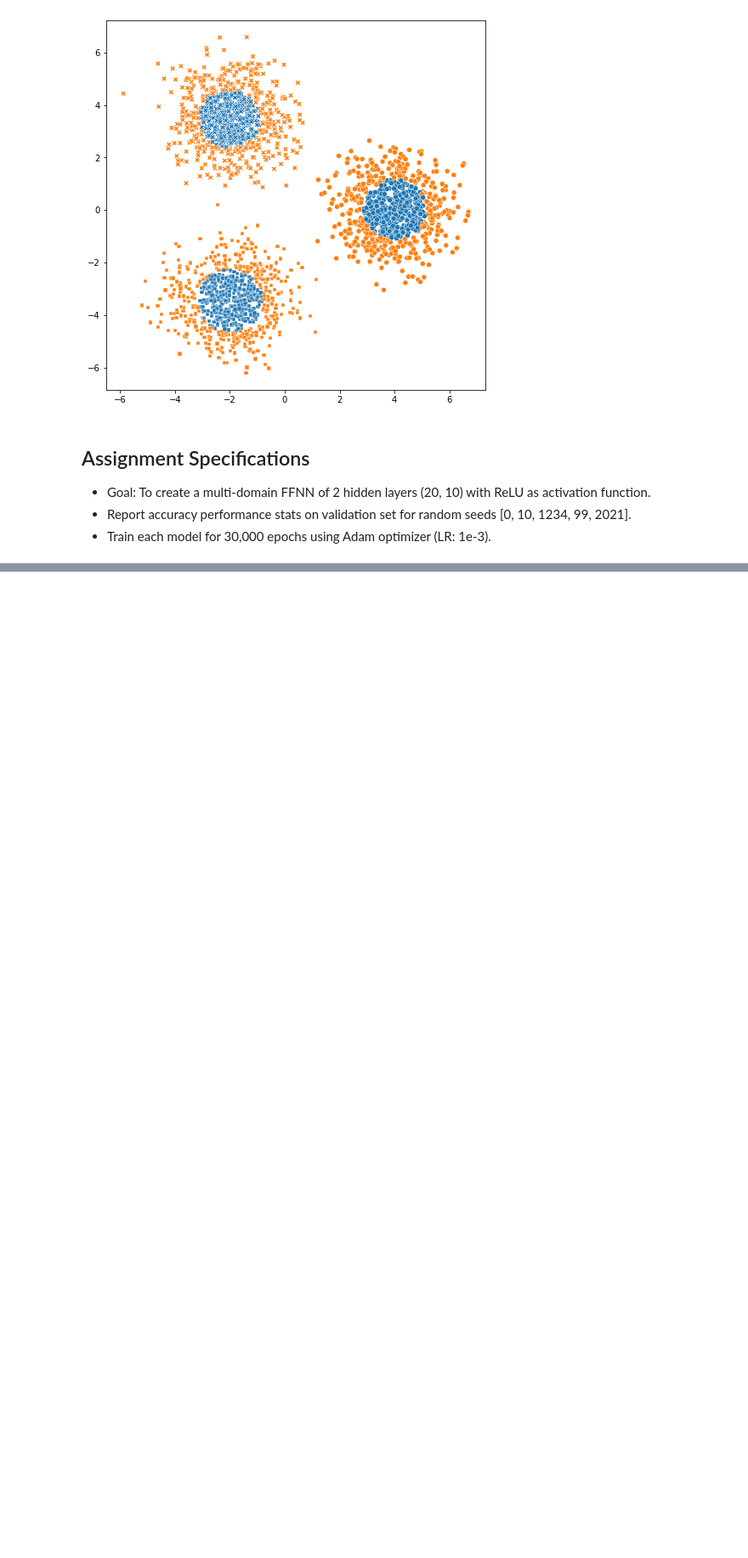
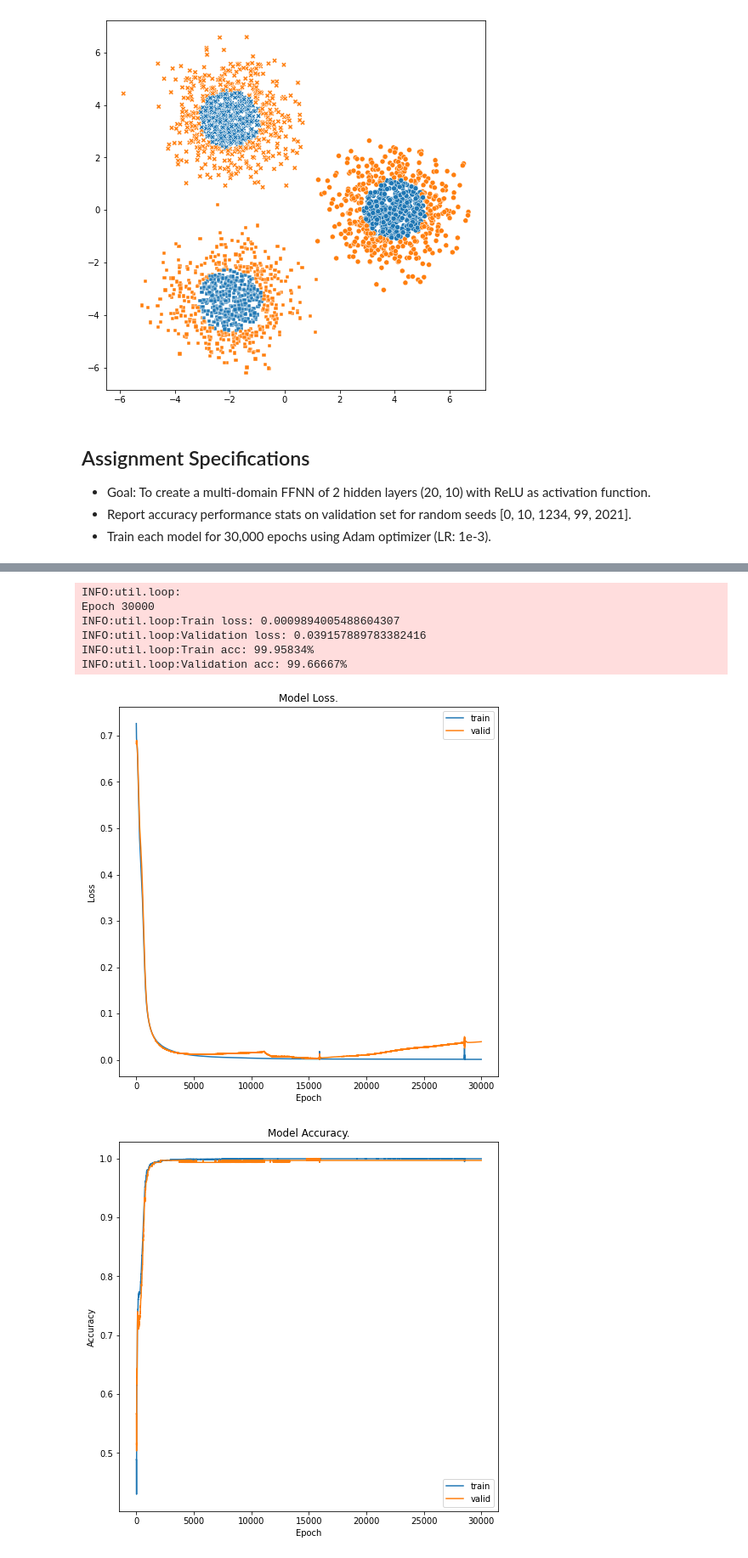
Before and after one commit to ankur-98/Multi-domain-Knowledge-Distillation, a Jupyter notebook: MiniProject.ipynb, the cells around one changed output, grey strips where cells are left out. Shown at 85% size. Saved outputs shown, nothing was run; the diff lists cells and outputs as text; code cells hidden in the pictures; blank space fills up the shorter version.

Commit message:
Q1: Implement FFNN (partial complete)

```diff
--- a/MiniProject.ipynb
+++ b/MiniProject.ipynb
@@ -34,0 +37,19 @@ plt.show()
+# %%
+import torch
+from util.model import FFNN
+from util.loop import train
+
+epochs = 30000
+batch_size = 2400   # batch gradient descent
+model = FFNN(random_state=0)
+optimizer = torch.optim.Adam(model.parameters(), 1e-3)
+model, _ = train(data, model, epochs, batch_size, optimizer, validate=True, print_epochs=True, plot=True, logfile="state_0")
+# %% [output]
+INFO:util.loop:
+Epoch 30000
+INFO:util.loop:Train loss: 0.0009894005488604307
+INFO:util.loop:Validation loss: 0.039157889783382416
+INFO:util.loop:Train acc: 99.95834%
+INFO:util.loop:Validation acc: 99.66667%
+[figure, added]
+[figure, added]
```
Also changed, not shown: parts of 1 cell of this notebook, 2 other files.
